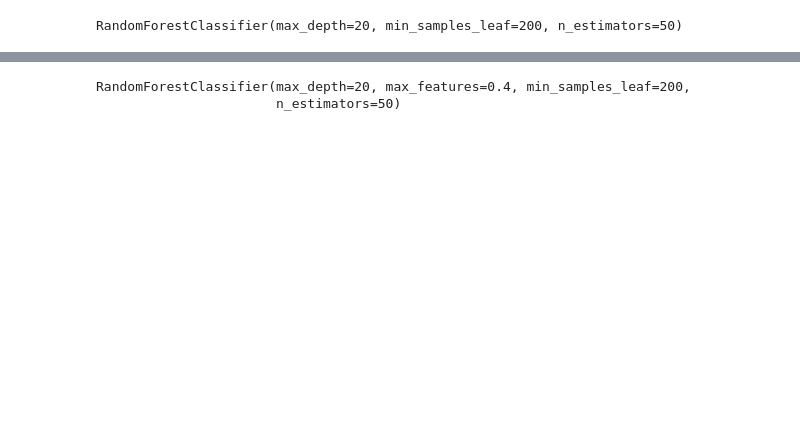
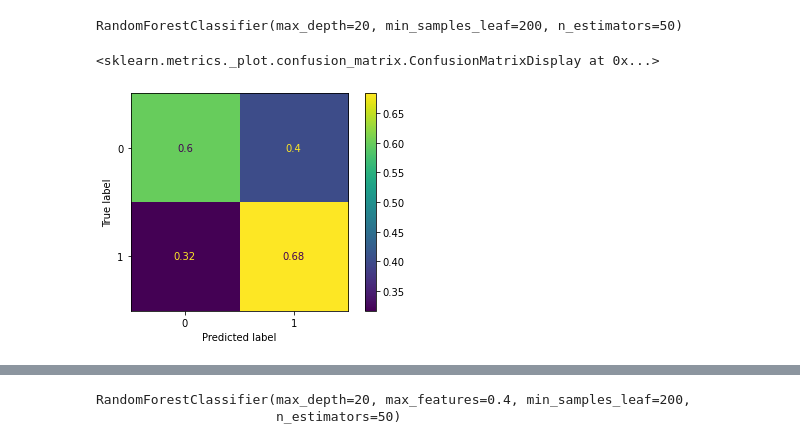
Before and after one commit to rafaelmotaalves/neural-networks, a Jupyter notebook: trn/forest.ipynb, the cells around one changed output, grey strips where cells are left out. Drawn from its saved outputs; the diff is of its cells as text; code cells hidden in the pictures; blank space fills up the shorter version.

```diff
--- a/trn/forest.ipynb
+++ b/trn/forest.ipynb
@@ -96,6 +96,11 @@ RandomForestClassifier(max_depth=20, min_samples_leaf=200, n_estimators=50)
 # %%
 y_pred = classifier3.predict(x_test)
 y_pred_proba = classifier3.predict_proba(x_test)
+# %%
+plot_confusion_matrix(classifier3, x_test, y_test,normalize="true")
+# %% [output]
+<sklearn.metrics._plot.confusion_matrix.ConfusionMatrixDisplay at 0x...>
+[figure, added]
 # %%
 accuracy, recall, precision, f1, auroc, aupr = compute_performance_metrics(y_test, y_pred, y_pred_proba)
 print_metrics_summary(accuracy, recall, precision, f1, auroc, aupr)
```
Also changed, not shown: parts of 19 cells of this notebook.
